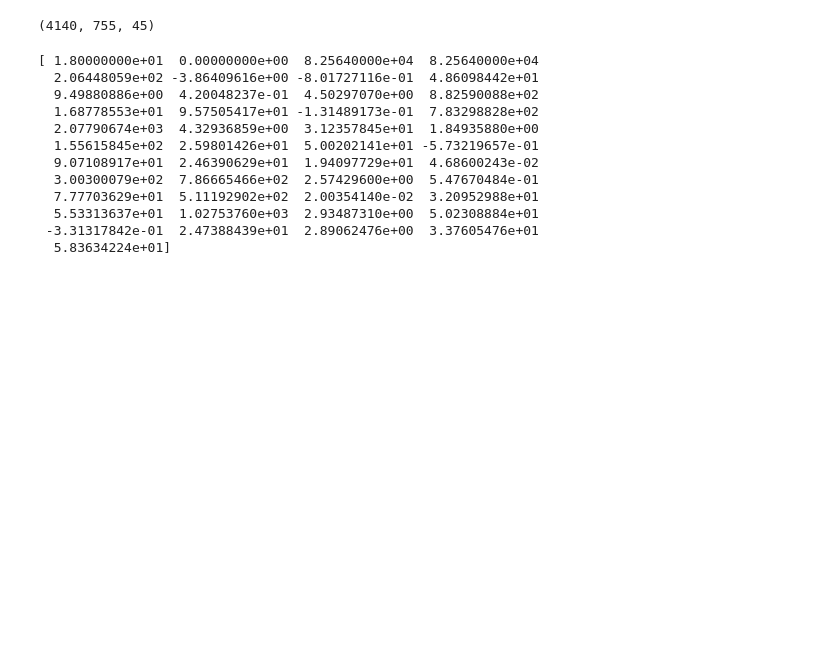
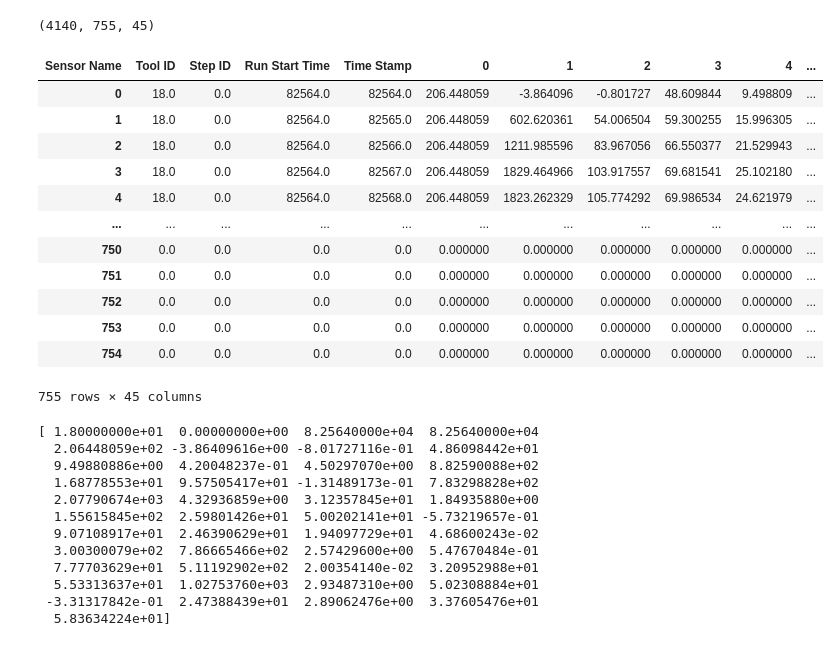
Before and after one commit to yyccbb/micro-ai-challenge, a Jupyter notebook: data-preprocessor.ipynb, the cells around one changed output. Drawn from its saved outputs; the diff is of its cells as text; code cells hidden in the pictures; blank space fills up the shorter version.

```diff
--- a/data-preprocessor.ipynb
+++ b/data-preprocessor.ipynb
@@ -235,6 +254,7 @@ processed_global_incoming_run_data.head()
 | 3 | 8 | 0 | 1644 | 1 | 3 | 0 | 202.660553 |
 | 4 | 8 | 0 | 1644 | 1 | 4 | 0 | 202.660553 |
 # %%
+incoming_run_matrices_df = None
 incoming_run_matrices = []
 for key, incoming_run in processed_global_incoming_run_data.groupby('Run ID'):
     incoming_run_matrix = incoming_run.pivot(index='Time Stamp', columns='Sensor Name', values='Sensor Value').reset_index(drop=False)
@@ -248,6 +268,8 @@ for key, incoming_run in processed_global_incoming_run_data.groupby('Run ID'):
     cols.insert(0, cols.pop(cols.index('Tool ID')))
     incoming_run_matrix = incoming_run_matrix[cols]
 
+    if incoming_run_matrices_df is None:
+        incoming_run_matrices_df = incoming_run_matrix.reindex(range(755), fill_value=0.0).copy()
     incoming_run_matrix = incoming_run_matrix.reindex(range(755), fill_value=0.0).to_numpy()
     incoming_run_matrices.append(incoming_run_matrix)
 
@@ -255,6 +277,22 @@ incoming_run_matrices = np.stack(incoming_run_matrices)
 print(incoming_run_matrices.shape)
 # %% [output]
 (4140, 755, 45)
+# %%
+incoming_run_matrices_df
+# %% [output]
+| Sensor Name | Tool ID | Step ID | Run Start Time | Time Stamp | 0 | 1 | 2 | 3 | 4 | ... |
+| 0 | 18.0 | 0.0 | 82564.0 | 82564.0 | 206.448059 | -3.864096 | -0.801727 | 48.609844 | 9.498809 | ... |
+| 1 | 18.0 | 0.0 | 82564.0 | 82565.0 | 206.448059 | 602.620361 | 54.006504 | 59.300255 | 15.996305 | ... |
+| 2 | 18.0 | 0.0 | 82564.0 | 82566.0 | 206.448059 | 1211.985596 | 83.967056 | 66.550377 | 21.529943 | ... |
+| 3 | 18.0 | 0.0 | 82564.0 | 82567.0 | 206.448059 | 1829.464966 | 103.917557 | 69.681541 | 25.102180 | ... |
+| 4 | 18.0 | 0.0 | 82564.0 | 82568.0 | 206.448059 | 1823.262329 | 105.774292 | 69.986534 | 24.621979 | ... |
+| ... | ... | ... | ... | ... | ... | ... | ... | ... | ... | ... |
+| 750 | 0.0 | 0.0 | 0.0 | 0.0 | 0.000000 | 0.000000 | 0.000000 | 0.000000 | 0.000000 | ... |
+| 751 | 0.0 | 0.0 | 0.0 | 0.0 | 0.000000 | 0.000000 | 0.000000 | 0.000000 | 0.000000 | ... |
+| 752 | 0.0 | 0.0 | 0.0 | 0.0 | 0.000000 | 0.000000 | 0.000000 | 0.000000 | 0.000000 | ... |
+| 753 | 0.0 | 0.0 | 0.0 | 0.0 | 0.000000 | 0.000000 | 0.000000 | 0.000000 | 0.000000 | ... |
+| 754 | 0.0 | 0.0 | 0.0 | 0.0 | 0.000000 | 0.000000 | 0.000000 | 0.000000 | 0.000000 | ... |
+755 rows × 45 columns
 # %%
 print(incoming_run_matrices[0, 0, :])
 # %% [output]
```
Also changed, not shown: parts of 2 cells of this notebook.
